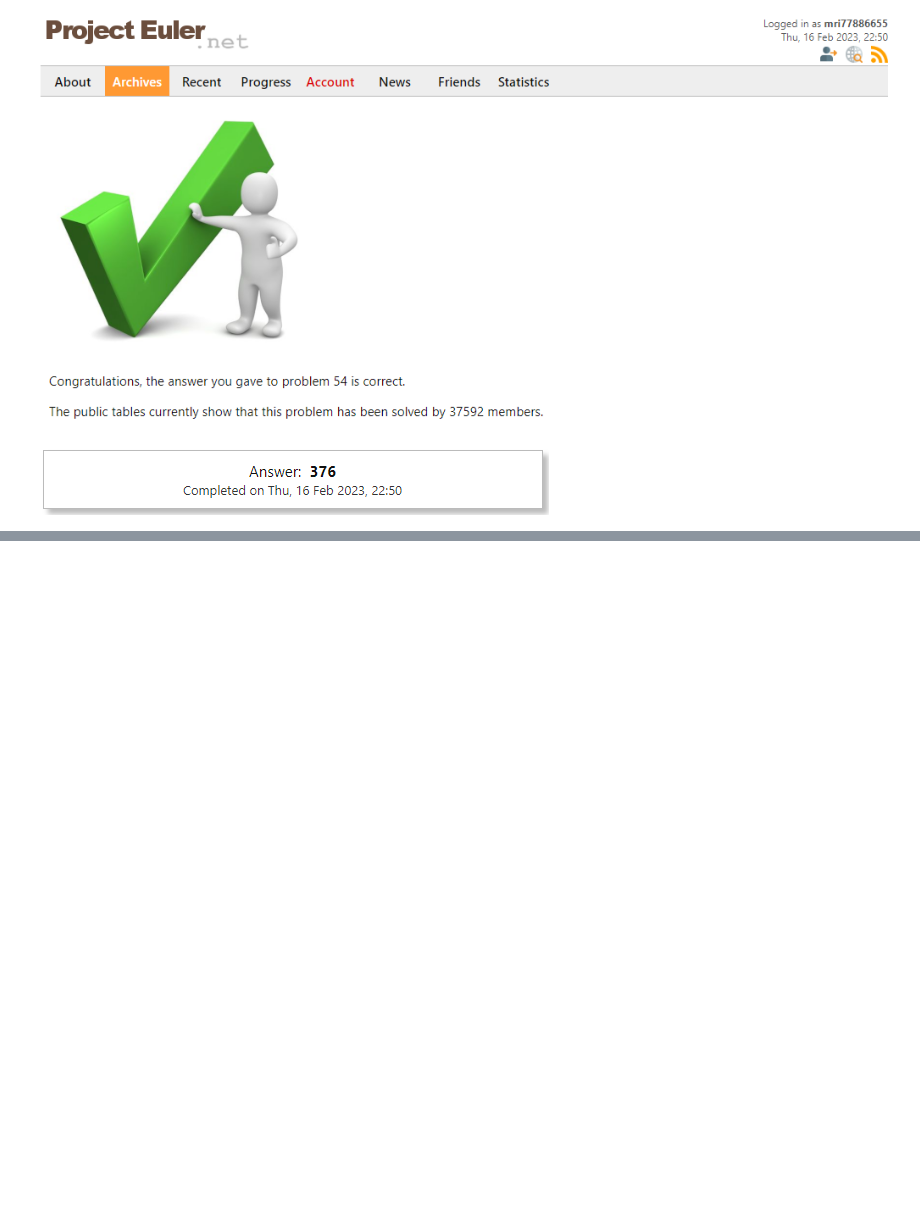
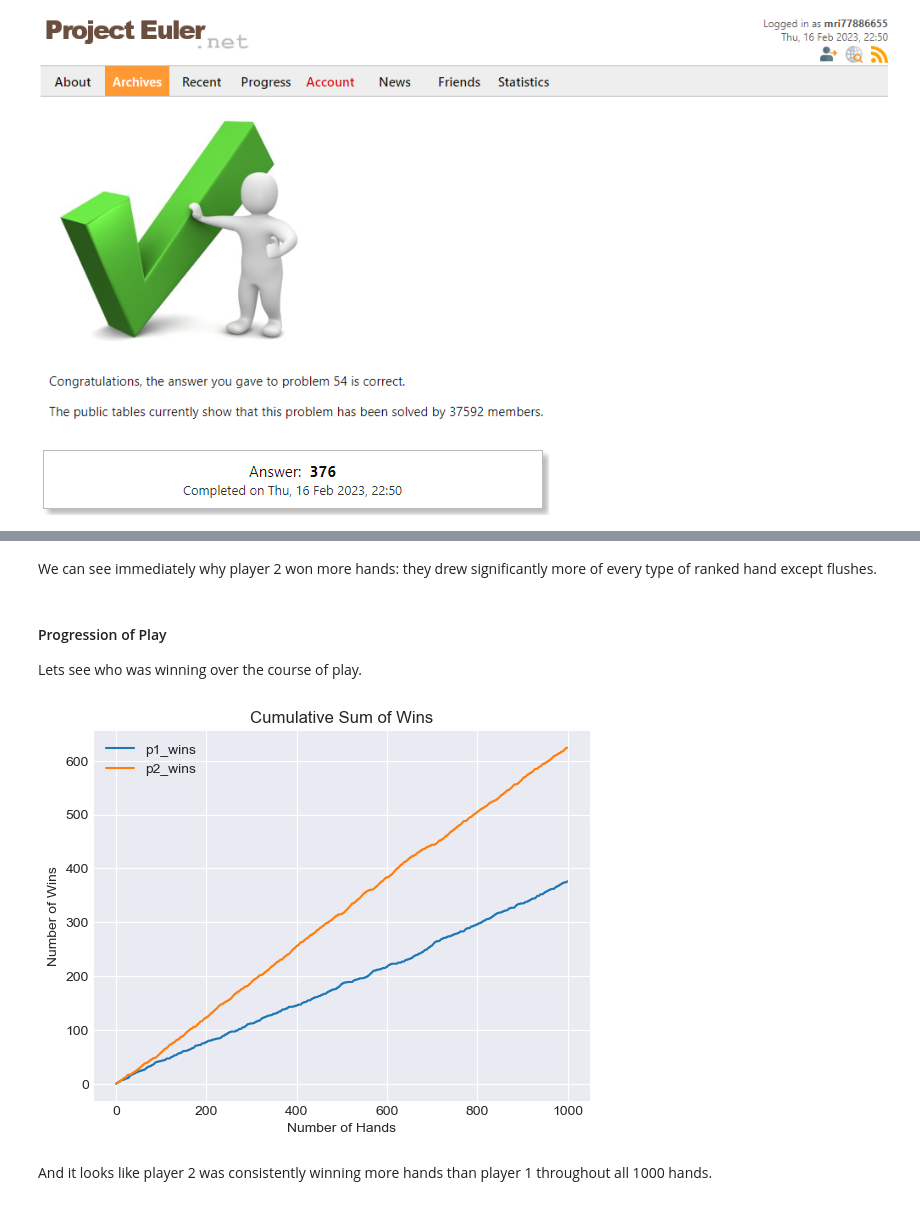
Before and after one commit to null-circle/Portfolio, a Jupyter notebook: Royal Flush/Royal Flush.ipynb, the cells around one changed output, grey strips where cells are left out. Cells and saved outputs as stored; diff of their text form; code cells hidden in the pictures; blank space fills up the shorter version.

```diff
--- a/Royal Flush/Royal Flush.ipynb
+++ b/Royal Flush/Royal Flush.ipynb
@@ -1063,7 +1066,12 @@ I will modifiy the winner dataframe to include the needed extra information.
 comparison_1 = df_p1_evaluated.loc[:, ["hand", "p1_1", "p1_2", "p1_3", "p1_4", "p1_5", "best_hand_rank", "high_card", "one_pair_rank"]]
 comparison_2 = df_p2_evaluated.loc[:, ["hand", "p2_1", "p2_2", "p2_3", "p2_4", "p2_5", "best_hand_rank", "high_card", "one_pair_rank"]]
 
-winner = comparison_1.join(comparison_2, on="hand", lsuffix="_p1", rsuffix="_p2")
+winner = comparison_1.join(
+    comparison_2,
+    on="hand",
+    lsuffix="_p1",
+    rsuffix="_p2"
+)
 
 winner.head()
 # %% [output]
@@ -1167,0 +1203,41 @@ Image("Images/Solution_Confirmation_2.png")
+# %% [markdown]
+We can see immediately why player 2 won more hands: they drew significantly more of every type of ranked hand except flushes.
+# %% [markdown]
+#### Progression of Play
+
+Lets see who was winning over the course of play.
+# %%
+df_progression = winner.loc[:, ["hand_p1", "winner"]]
+
+def p1_wins(s):
+    """Checks if player 1 won."""
+    if s.loc["winner"] == 1:
+        return True
+    else:
+        return False
+
+def p2_wins(s):
+    """Checks if player 2 won."""
+    if s.loc["winner"] == 2:
+        return True
+    else:
+        return False
+
+df_progression["p1_wins"] = df_progression.apply(p1_wins, axis=1)
+df_progression["p2_wins"] = df_progression.apply(p2_wins, axis=1)
+
+df_progression = df_progression.drop(["hand_p1", "winner"], axis=1)
+
+ch_ln_progression = (df_progression
+                     .cumsum()
+                     .plot(
+                         kind="line",
+                         title="Cumulative Sum of Wins",
+                         xlabel="Number of Hands",
+                         ylabel="Number of Wins"
+                     )
+                    )
+# %% [output]
+[figure, added]
+# %% [markdown]
+And it looks like player 2 was consistently winning more hands than player 1 throughout all 1000 hands.
```
Also changed, not shown: parts of 21 cells of this notebook.
